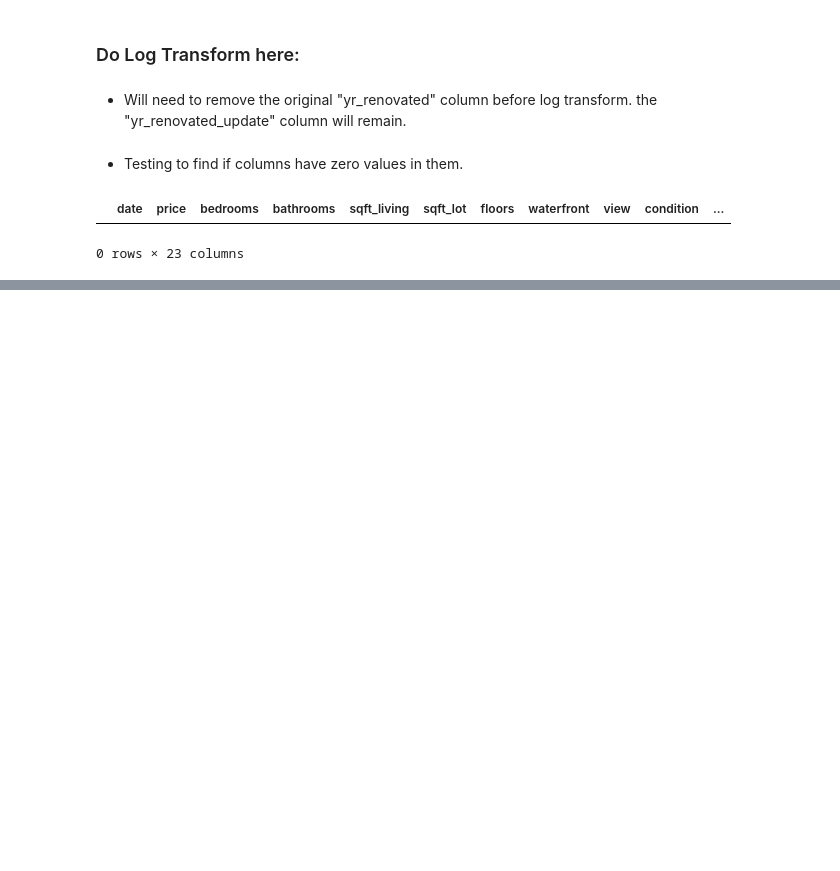
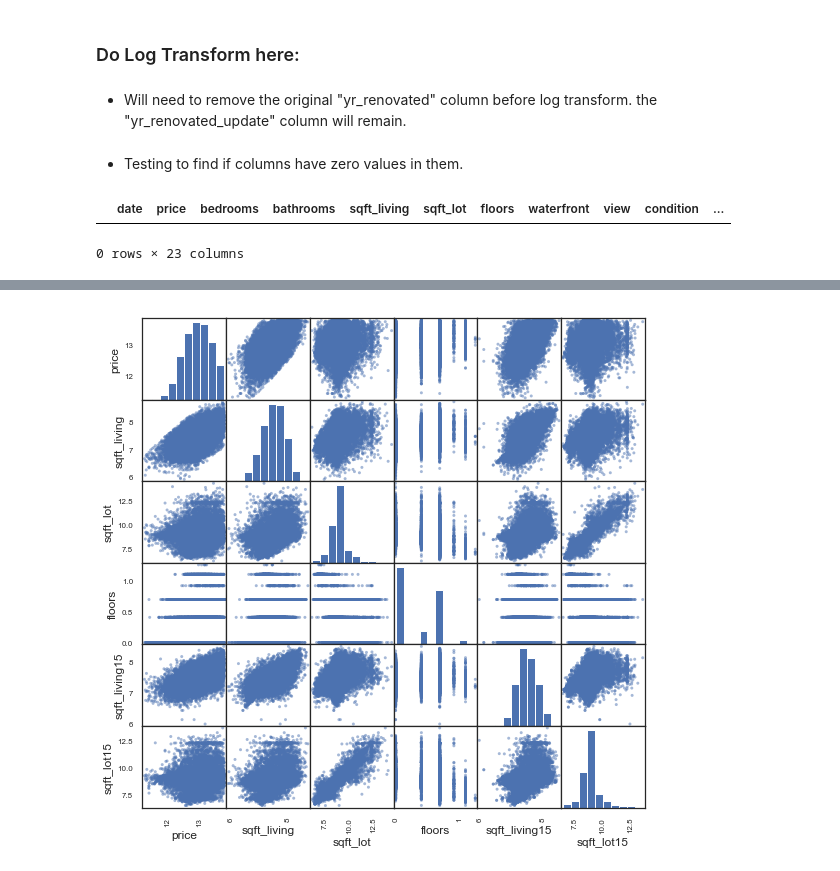
Before and after one commit to witchlane/dsc-1-final-project-online-ds-pt-112618, a Jupyter notebook: MOD 1 PROJECT - FIRST DRAFT.ipynb, the cells around one changed output, grey strips where cells are left out. Cells and saved outputs as stored; diff of their text form; code cells hidden in the pictures; blank space fills up the shorter version.

```diff
--- a/MOD 1 PROJECT - FIRST DRAFT.ipynb
+++ b/MOD 1 PROJECT - FIRST DRAFT.ipynb
@@ -1006,2 +1078,4 @@ data.head()
 # %%
-pd.plotting.scatter_matrix(data, figsize=[9,9]);
+pd.plotting.scatter_matrix(data_log, figsize=(9,9));
+# %% [output]
+[figure, added]
```
Also changed, not shown: parts of 45 cells of this notebook.
